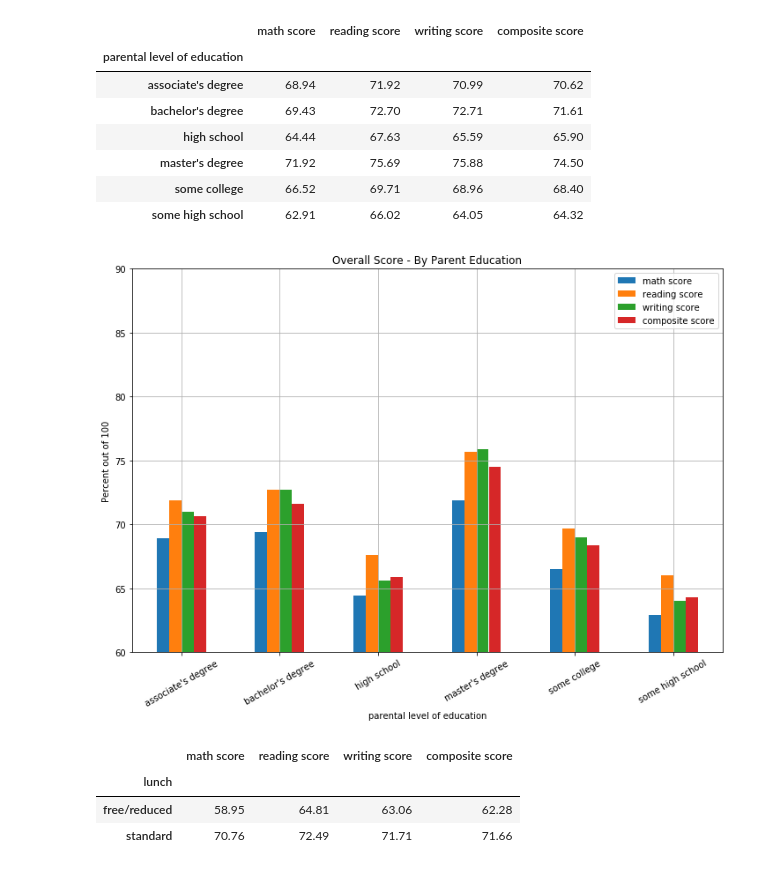
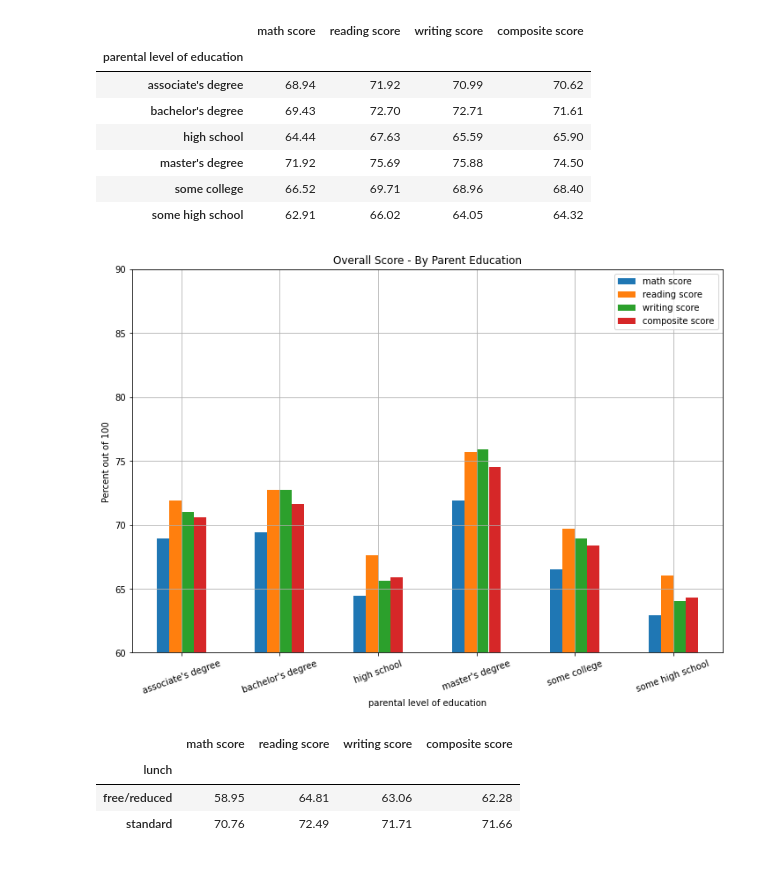
Before and after one commit to Hans518/final-project, a Jupyter notebook: School Data Project/Data Manipulation 2.ipynb, the cells around one changed output. Cells and saved outputs as stored; diff of their text form; code cells hidden in the pictures.

```diff
--- a/School Data Project/Data Manipulation 2.ipynb
+++ b/School Data Project/Data Manipulation 2.ipynb
@@ -103,15 +103,15 @@ ed_overall
 # %%
 ax = ed_overall.plot(kind='bar', figsize=(12,8))
 ax.set_alpha(0.8)
 ax.set_ylim(60, 90)
 ax.set_title("Overall Score - By Parent Education")
 ax.set_ylabel('Percent out of 100')
-plt.xticks(rotation=30)
+plt.xticks(rotation=20)
 plt.grid()
 plt.savefig('images/overall_score_par_ed.png')
 plt.show()
 # %% [output]
-[figure, old version]
+[figure, new version]
 # %%
 lunch_mean = stu_data.groupby('lunch').mean().round(decimals=2)
 lunch_mean
```
Also changed, not shown: parts of 7 cells of this notebook, 16 other files.
